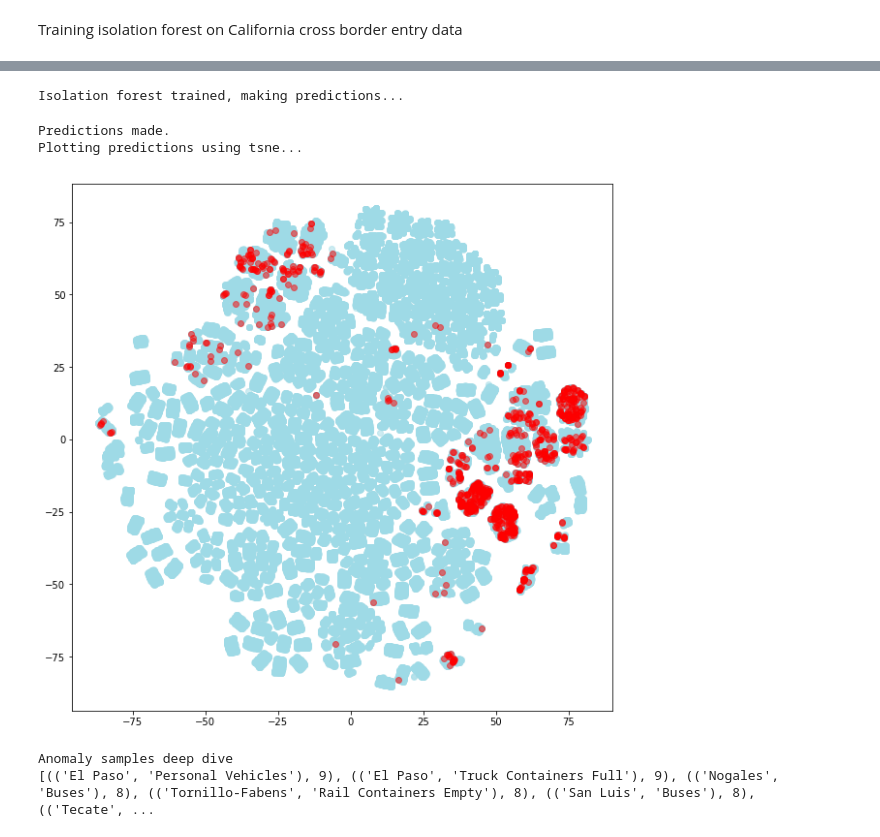
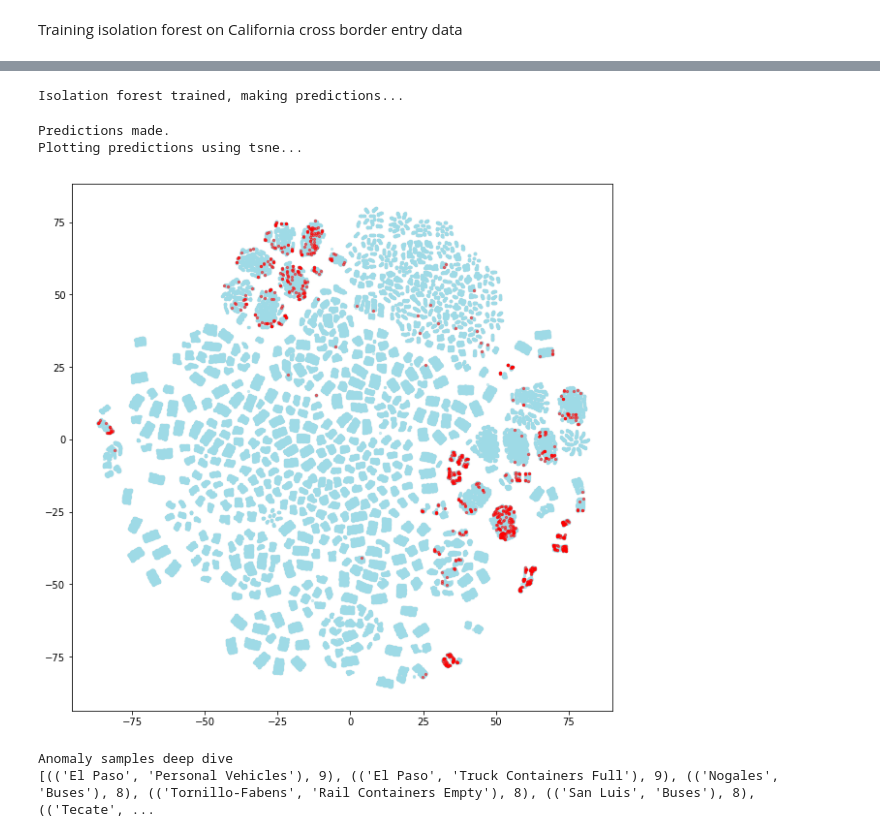
Before and after one commit to dynamic-duo-data-science/dynamicduo, a Jupyter notebook: notebooks/Anomaly_detection.ipynb, the cells around one changed output, grey strips where cells are left out. Cells and saved outputs as stored; diff of their text form; code cells hidden in the pictures.

Commit message:
resizing scatter plot dots

```diff
--- a/notebooks/Anomaly_detection.ipynb
+++ b/notebooks/Anomaly_detection.ipynb
@@ -74,7 +74,7 @@ def train_isolation_forest(df_input, outliers_fraction=0.05):
     print "Predictions made."
     return df_input_pipelined
 
-def plot_anomaly_using_tsne(df_input, df_with_prediction):
+def plot_anomaly_using_tsne(df_input, df_with_prediction, size=None):
     print "Plotting predictions using tsne..."
     from sklearn.manifold import TSNE
     df_input_pipelined = transfer_column(df_input)
@@ -87,9 +87,7 @@ def plot_anomaly_using_tsne(df_input, df_with_prediction):
     tsne_vectors_anomaly = [v for idx, v in enumerate(tsne_vectors) if idx in anomalies_indices]
     fig, ax = plt.subplots(figsize=(10, 10))
     COLOR_MAP = np.array(["#9edae6"])
-    plt.scatter(x=tsne_vectors[:, 0], y=tsne_vectors[:, 1], color=COLOR_MAP, marker='o', alpha=0.5)
-    plt.scatter(x=[v[0] for v in tsne_vectors_anomaly], y=[v[1] for v in tsne_vectors_anomaly], color='red', marker='o', alpha=0.5)
+    plt.scatter(x=tsne_vectors[:, 0], y=tsne_vectors[:, 1], color=COLOR_MAP, marker='o', alpha=0.5, s=size)
+    plt.scatter(x=[v[0] for v in tsne_vectors_anomaly], y=[v[1] for v in tsne_vectors_anomaly],
+                color='red', marker='o', alpha=0.5, s=size)
     plt.show()
-
-df_with_prediction = train_isolation_forest(df_CA)
-plot_anomaly_using_tsne(df_CA, df_with_prediction)
@@ -139,12 +144,12 @@ Anomaly samples deep dive
 # %%
 df_us_mx = df[(df['Border'] == 'US-Mexico Border')]
 df_with_prediction = train_isolation_forest(df_us_mx)
-plot_anomaly_using_tsne(df_us_mx, df_with_prediction)
+plot_anomaly_using_tsne(df_us_mx, df_with_prediction, size=5)
 # %% [output]
 Isolation forest trained, making predictions...
 Predictions made.
 Plotting predictions using tsne...
-[figure, old version]
+[figure, new version]
 # %%
 df_us_mx_pipelined = df_with_prediction
 anomalies_us_mx_indices = df_us_mx_pipelined[df_us_mx_pipelined['is_anomaly'] == 1].index
```
Also changed, not shown: parts of 5 cells of this notebook.
